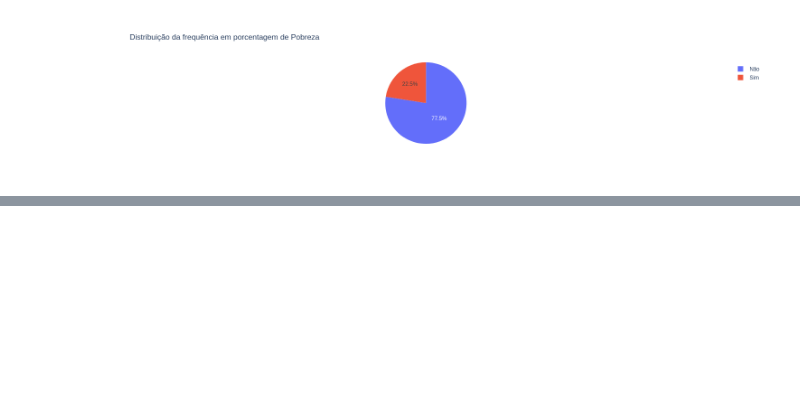
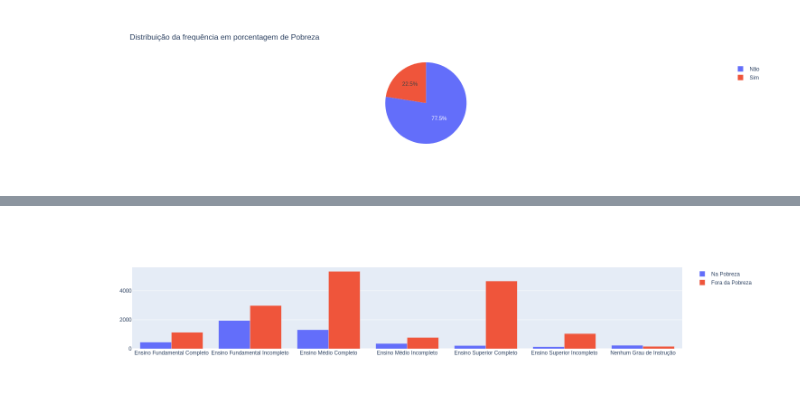
Before and after one commit to alnnu/ProbabilidadeEstatistica, a Jupyter notebook: analise de dados/tarefa2/tarefa2.ipynb, the cells around one changed output, grey strips where cells are left out. Cells and saved outputs as stored; diff of their text form; code cells hidden in the pictures; blank space fills up the shorter version.

```diff
--- a/analise de dados/tarefa2/Untitled.ipynb
+++ b/analise de dados/tarefa2/tarefa2.ipynb
@@ -39,0 +147,5 @@ plt.pie(values = dis["porcentagem(%)"], names=["Não", "Sim"],  title='Distribui
+# %%
+pobrezaEscolaridade = dados[['Pobreza', 'Escolaridade']].value_counts().reset_index().sort_values("Pobreza")
+
+
+pobrezaEscolaridade
@@ -39,0 +168,3 @@ plt.pie(values = dis["porcentagem(%)"], names=["Não", "Sim"],  title='Distribui
+# %%
+pobreza =  pobrezaEscolaridade[pobrezaEscolaridade["Pobreza"] == 'Pobreza'].reset_index().drop(columns=["index", "Pobreza"]).sort_values("Escolaridade")
+pobreza
@@ -39,0 +180,3 @@ plt.pie(values = dis["porcentagem(%)"], names=["Não", "Sim"],  title='Distribui
+# %%
+naoPobreza =  pobrezaEscolaridade[pobrezaEscolaridade["Pobreza"] == 'Nao'].reset_index().drop(columns=["index", "Pobreza"]).sort_values("Escolaridade")
+naoPobreza
@@ -39,0 +192,3 @@ plt.pie(values = dis["porcentagem(%)"], names=["Não", "Sim"],  title='Distribui
+# %%
+escolaridade = naoPobreza['Escolaridade']
+escolaridade
@@ -39,0 +204,9 @@ plt.pie(values = dis["porcentagem(%)"], names=["Não", "Sim"],  title='Distribui
+# %%
+fig = go.Figure(data=[
+    go.Bar(name='Na Pobreza', x=escolaridade, y=pobreza['count']),
+    go.Bar(name='Fora da Pobreza 	', x=escolaridade, y=naoPobreza['count'])
+])
+
+fig.show()
+# %% [output]
+[figure, added]
```
Also changed, not shown: parts of 16 cells of this notebook.
